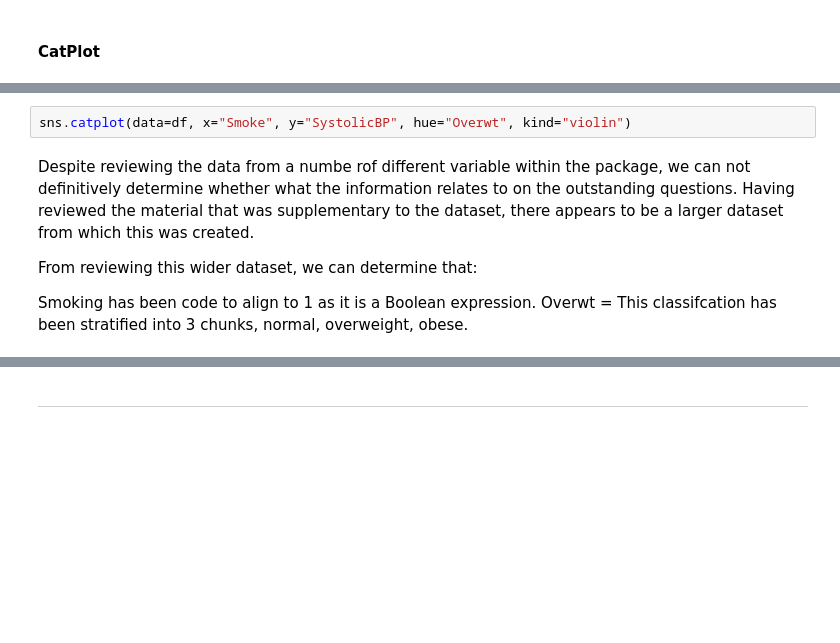
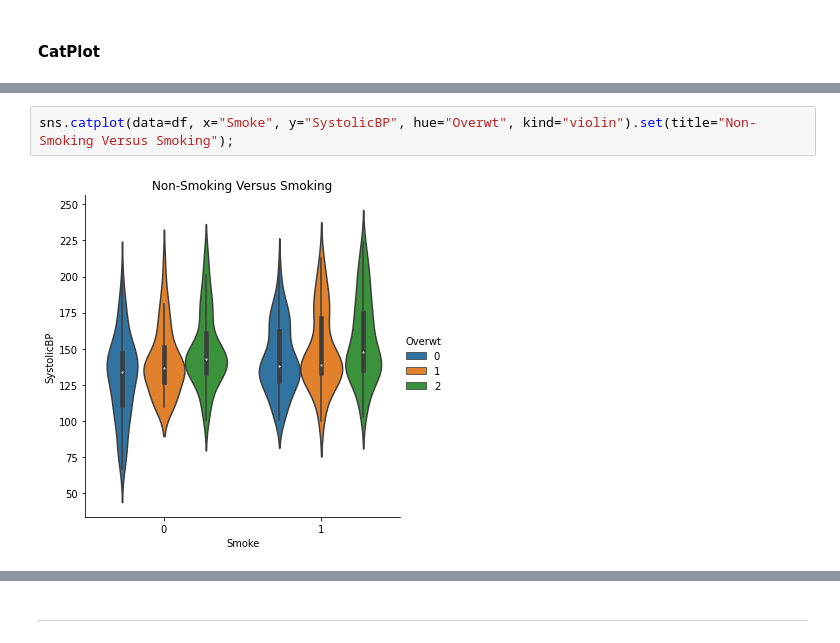
Before and after one commit to jonkavana/PODA-Simulation-2020, a Jupyter notebook: Phenomenon Simulated Data.ipynb, the cells around one changed output, grey strips where cells are left out. Saved outputs shown, nothing was run; the diff lists cells and outputs as text; blank space fills up the shorter version.

```diff
--- a/Phenomenon Simulated Data.ipynb
+++ b/Phenomenon Simulated Data.ipynb
@@ -194,10 +193,4 @@ In order to demonstrate this, I have chosen the smoker quesiton, as it has a Yes
 # %%
-sns.catplot(data=df, x="Smoke", y="SystolicBP", hue="Overwt", kind="violin")
+sns.catplot(data=df, x="Smoke", y="SystolicBP", hue="Overwt", kind="violin").set(title="Non-Smoking Versus Smoking");
+# %% [output]
+[figure, added]
-# %% [markdown]
-Despite reviewing the data from a numbe rof different variable within the package, we can not definitively determine whether what the information relates to on the outstanding questions. Having reviewed the material that was supplementary to the dataset, there appears to be a larger dataset from which this was created.
-
-
-From reviewing this wider dataset, we can determine that:
-
-Smoking has been code to align to  1 as it is a Boolean expression.
-Overwt = This classifcation has been stratified into 3 chunks, normal, overweight, obese.
```
Also changed, not shown: parts of 43 cells of this notebook.
